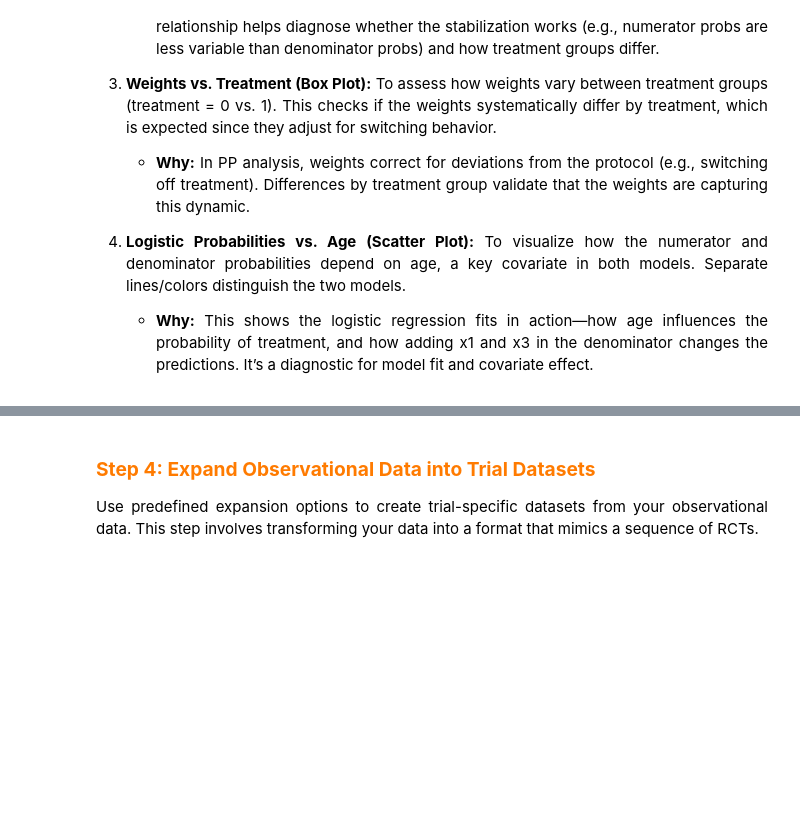
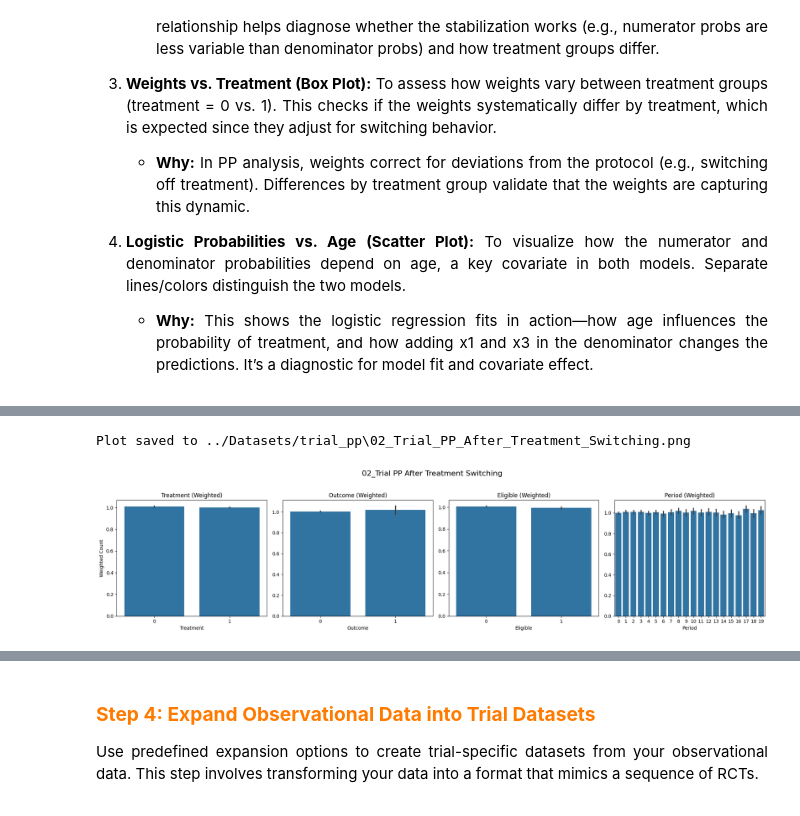
Before and after one commit to Bobberns/Target_Trial_Emulation, a Jupyter notebook: Python Codes/TTE-v1.ipynb, the cells around one changed output, grey strips where cells are left out. Saved outputs shown, nothing was run; the diff lists cells and outputs as text; code cells hidden in the pictures; blank space fills up the shorter version.

```diff
--- a/Python Codes/TTE-v1.ipynb
+++ b/Python Codes/TTE-v1.ipynb
@@ -504,3 +516,76 @@ visualize_weights_and_models(trial_pp, "PP Trial Weights and Models", trial_pp_d
+# %%
+# File paths
+data_censored_path = "../Datasets/data_censored.csv"
+trial_pp_weights_path = "../Datasets/trial_pp/PPdata_with_weights.csv"
+save_dir = "../Datasets/trial_pp"
+
+# Load the datasets
+data_censored = pd.read_csv(data_censored_path)
+trial_pp = pd.read_csv(trial_pp_weights_path)
+
+# Function to plot unweighted (before) vs weighted (after) distributions
+def plot_before_after_distributions(after_data, title, save_dir):
+    """
+    Plot bar graphs comparing distributions before and after treatment switching.
+
+    Args:
+        before_data: DataFrame with original unweighted data (data_censored)
+        after_data: DataFrame with weighted data (PPdata_with_weights)
+        title: Title for the plot
+        save_dir: Directory to save the plot
+    """
+    # Ensure save directory exists
+    if not os.path.exists(save_dir):
+        os.makedirs(save_dir)
+
+    # Set up the figure with 1 row and 4 columns (variables)
+    fig, axes = plt.subplots(1, 4, figsize=(20, 5))
+    fig.suptitle(title, fontsize=16)
+
+    # Variables to plot
+    variables = ['treatment', 'outcome', 'eligible', 'period']
+
+    for i, var in enumerate(variables):
+        # # Before (Unweighted) distribution - raw counts
+        # sns.countplot(x=var, data=before_data, ax=axes[0, i])
+        # axes[0, i].set_title(f"{var.capitalize()} (Unweighted)")
+        # axes[0, i].set_xlabel(var.capitalize())
+        # if i == 0:
+        #     axes[0, i].set_ylabel("Count")
+        # else:
+        #     axes[0, i].set_ylabel("")
+
+        # After (Weighted) distribution - using weights
+        weighted_counts = after_data.groupby(var)['weights'].sum().reset_index()
+        # print(f"{var}: {weighted_counts}")
+        sns.barplot(x=var, y='weights', data=after_data, ax=axes[i])
+        axes[i].set_title(f"{var.capitalize()} (Weighted)")
+        axes[i].set_xlabel(var.capitalize())
+        if i == 0:
+            axes[i].set_ylabel("Weighted Count")
+        else:
+            axes[i].set_ylabel("")
+
+    # Adjust layout to prevent overlap
+    plt.tight_layout(rect=[0, 0, 1, 0.95])  # Leave space for the suptitle
+
+    # Save the plot
+    save_path = os.path.join(save_dir, f"{title.replace(' ', '_')}.png")
+    plt.savefig(save_path, bbox_inches='tight')
+    print(f"Plot saved to {save_path}")
+
+    # Display the plot
+    plt.show()
+
+# Plot distributions comparing before (data_censored) and after (trial_pp)
+plot_before_after_distributions(
+    trial_pp,
+    "02_Trial PP After Treatment Switching",
+    save_dir
+)
+# %% [output]
+Plot saved to ../Datasets/trial_pp\02_Trial_PP_After_Treatment_Switching.png
+[figure, added]
 # %% [markdown]
 <div align="justify">
 
```
Also changed, not shown: parts of 6 cells of this notebook, 3 other files.
